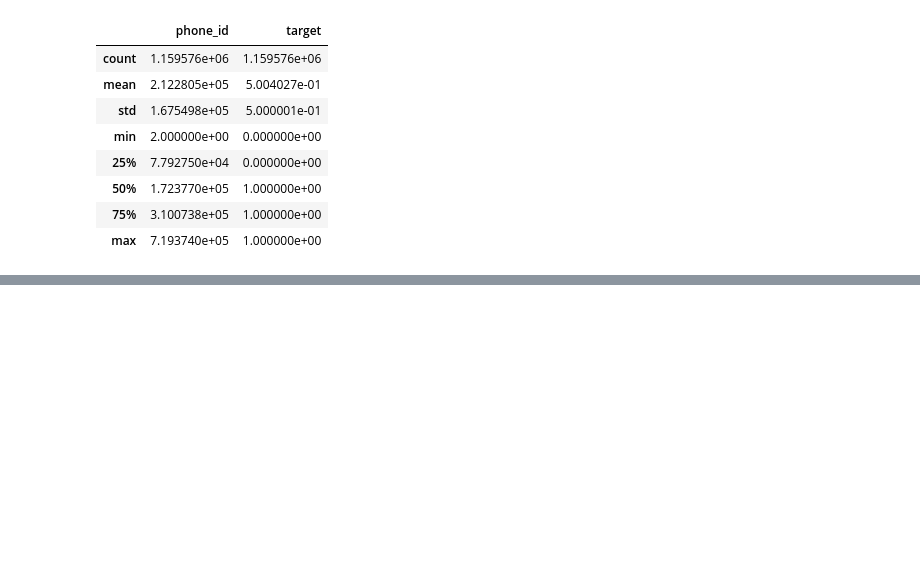
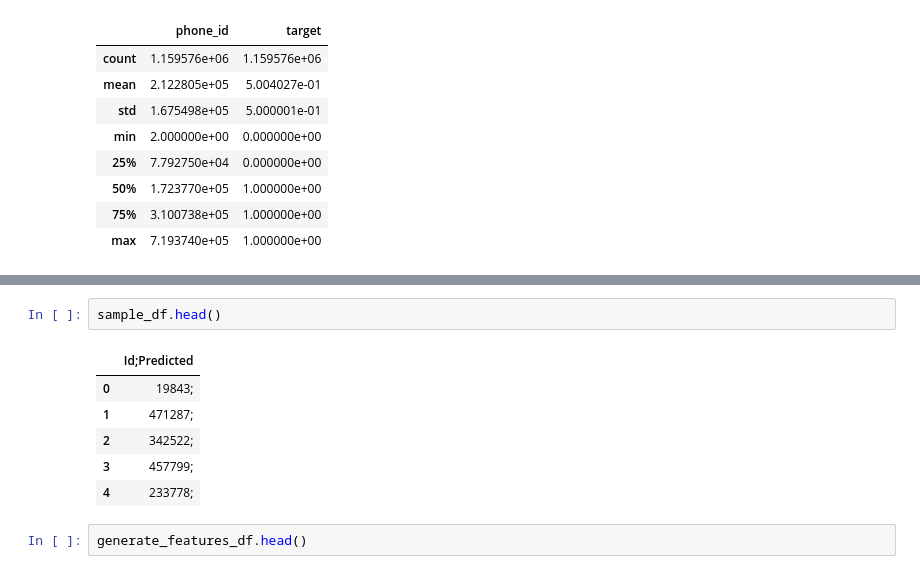
Before and after one commit to ElisovaIra/ngwl_hack, a Jupyter notebook: rogotulka/sber_v01.ipynb, the cells around one changed output, grey strips where cells are left out. Saved outputs shown, nothing was run; the diff lists cells and outputs as text; blank space fills up the shorter version.

```diff
--- a/rogotulka/sber_v01.ipynb
+++ b/rogotulka/sber_v01.ipynb
@@ -48,0 +248,11 @@ train_df.describe()
+# %%
+sample_df.head()
+# %% [output]
+|  | Id;Predicted |
+| 0 | 19843; |
+| 1 | 471287; |
+| 2 | 342522; |
+| 3 | 457799; |
+| 4 | 233778; |
+# %%
+generate_features_df.head()
```
Also changed, not shown: parts of 31 cells of this notebook.
